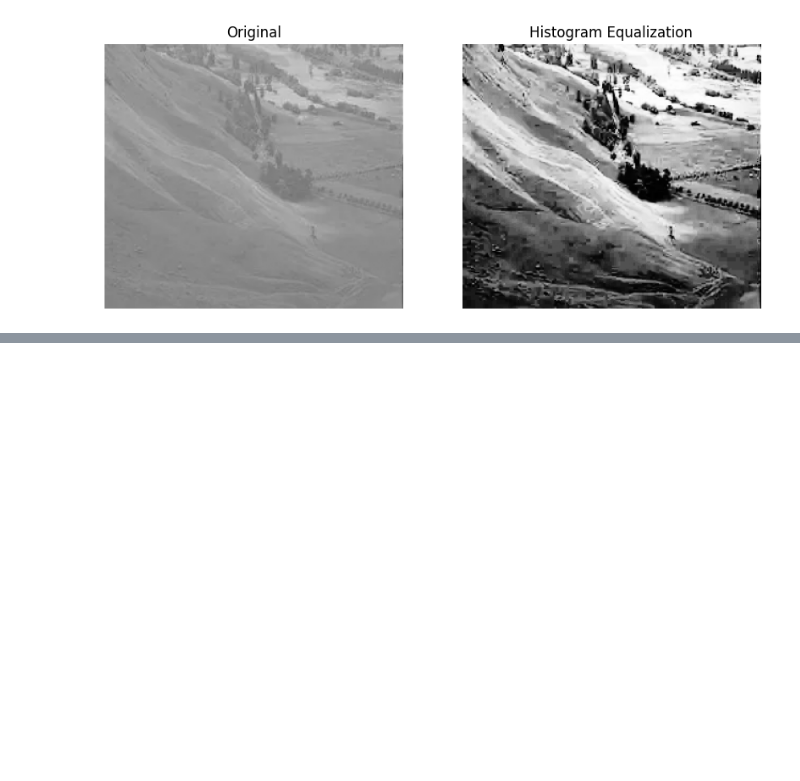
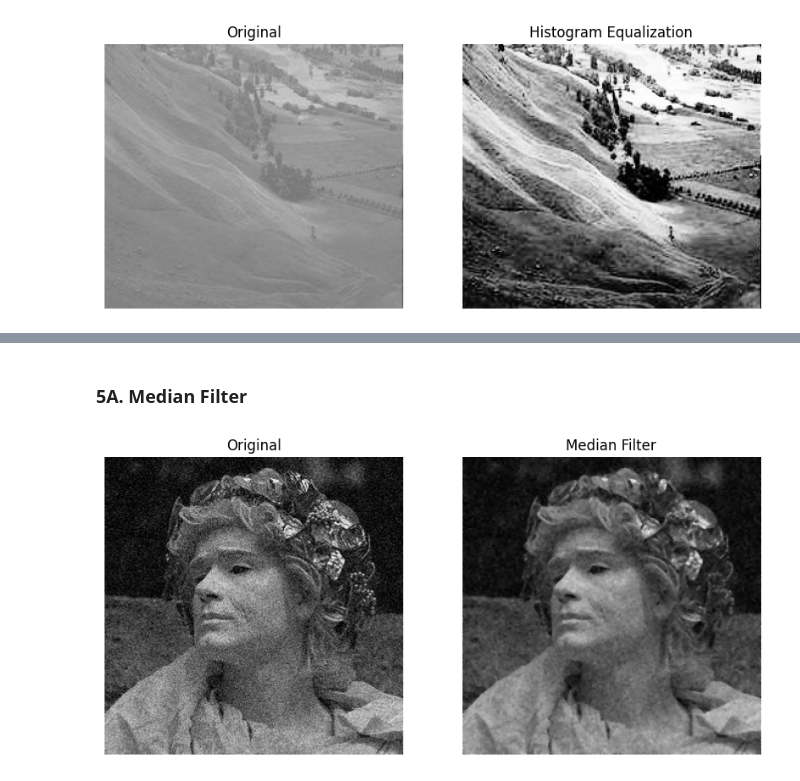
Before and after one commit to Plumz17/CVL_Assignment01, a Jupyter notebook: CVL_Assignment01.ipynb, the cells around one changed output, grey strips where cells are left out. Saved outputs shown, nothing was run; the diff lists cells and outputs as text; code cells hidden in the pictures; blank space fills up the shorter version.

Commit message:
Finished Assignment (for now)

```diff
--- a/CVL_Assignment01.ipynb
+++ b/CVL_Assignment01.ipynb
@@ -30,15 +29,15 @@ Resolving deltas: 100% (13/13), done.
 # %%
 # Import Important Libraries
 import cv2 # For Reading Image
-import numpy as np # For Manipulating Image Matrix
+import numpy as np # For Manipulating Numeric types
 import matplotlib.pyplot as plt # For Showing Image
 import math # For Math
 
 filename_dark = "/content/CVL_Assignment01/dark.png"
 filename_bright = "/content/CVL_Assignment01/bright.jpg"
 filename_low = "/content/CVL_Assignment01/low.png"
-#filename_blur = "/content/CVL_Assignment01/blur.png"
-#filename_noisy = "/content/CVL_Assignment01/noisy.png"
+filename_noisy = "/content/CVL_Assignment01/noisy.jpg"
+filename_blur = "/content/CVL_Assignment01/blur.png"
 
 
 img_dark = cv2.imread(filename_dark) # Read Image
@@ -47,10 +46,10 @@ img_bright = cv2.imread(filename_bright) # Read Image
 img_bright = cv2.cvtColor(img_bright, cv2.COLOR_BGR2GRAY) # Change the color map
 img_low = cv2.imread(filename_low)
 img_low = cv2.cvtColor(img_low, cv2.COLOR_BGR2GRAY)
-# img_blur = cv2.imread(filename_blur)
-# img_blur = cv2.cvtColor(img_blur, cv2.COLOR_BGR2GRAY)
-# img_noisy = cv2.imread(filename_noisy)
-# img_noisy = cv2.cvtColor(img_noisy, cv2.COLOR_BGR2GRAY)
+img_noisy = cv2.imread(filename_noisy)
+img_noisy = cv2.cvtColor(img_noisy, cv2.COLOR_BGR2GRAY)
+img_blur = cv2.imread(filename_blur)
+img_blur = cv2.cvtColor(img_blur, cv2.COLOR_BGR2GRAY)
 # %%
 def show(before, after, title2= "Enhanced"): # Helper function to check the before and after of the enhancement
   plt.figure(figsize=(10,5))
@@ -227,0 +241,22 @@ show(img_low, hist(img_low), "Histogram Equalization")
+# %% [markdown]
+### 5A. Median Filter
+# %%
+def median(img):
+  out = img.copy().astype(float)
+  height, width = img.shape
+  #Iterate with a margin of one
+  for i in range(1, height - 1):
+    for j in range(1, width - 1):
+      #Collect 3x3
+      neighbors = []
+      for x in range(-1, 2):
+        for y in range(-1, 2):
+          neighbors.append(img[i + x, j + y])
+
+      neighbors.sort()
+      out[i, j] = neighbors[4] #Get middle value (median)
+  return out
+
+show(img_noisy, median(img_noisy), "Median Filter")
+# %% [output]
+[figure, added]
```
Also changed, not shown: parts of 20 cells of this notebook.
